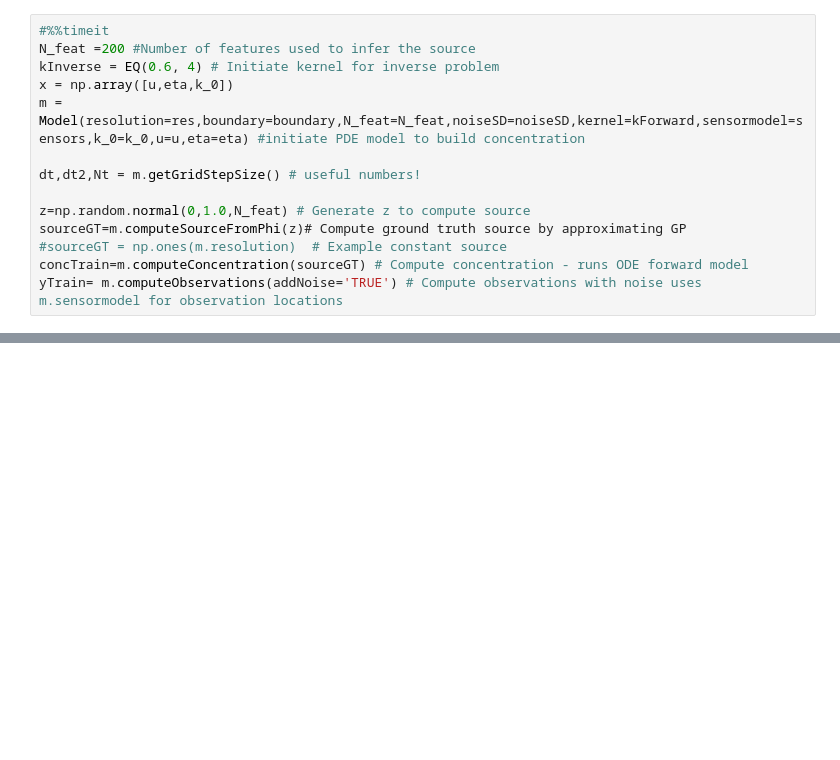
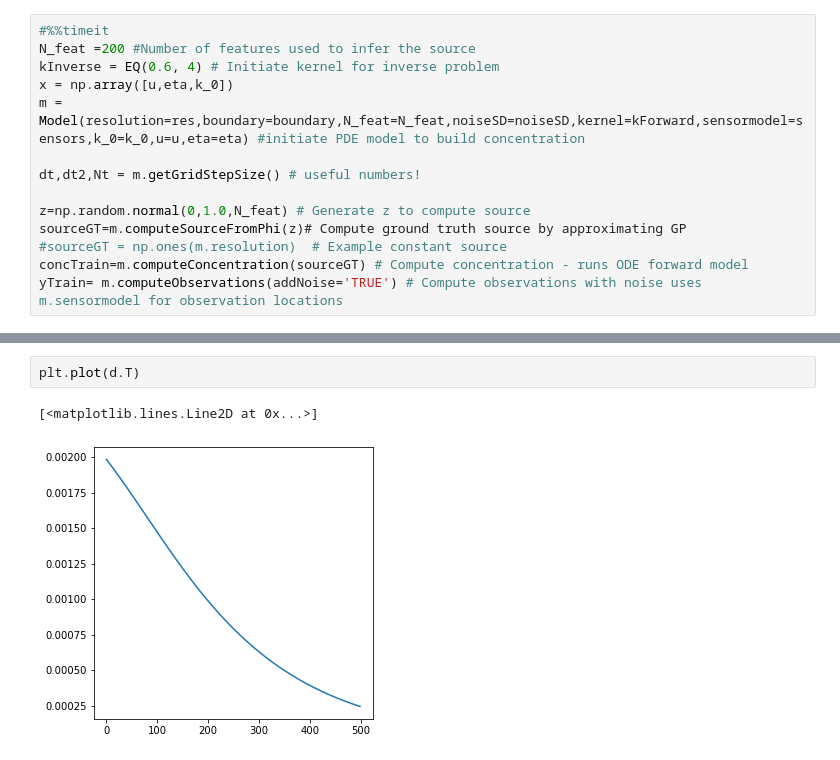
Before and after one commit to SheffieldML/advectionGP, a Jupyter notebook: jupyter/SecondOrderODEGradientTest.ipynb, the cells around one changed output, grey strips where cells are left out. Drawn from its saved outputs; the diff is of its cells as text; blank space fills up the shorter version.

```diff
--- a/jupyter/SecondOrderODEGradientTest.ipynb
+++ b/jupyter/SecondOrderODEGradientTest.ipynb
@@ -665,0 +652,5 @@ mInfer.k_0
+# %%
+plt.plot(d.T)
+# %% [output]
+[<matplotlib.lines.Line2D at 0x...>]
+[figure, added]
```
Also changed, not shown: parts of 57 cells of this notebook, 4 other files.
